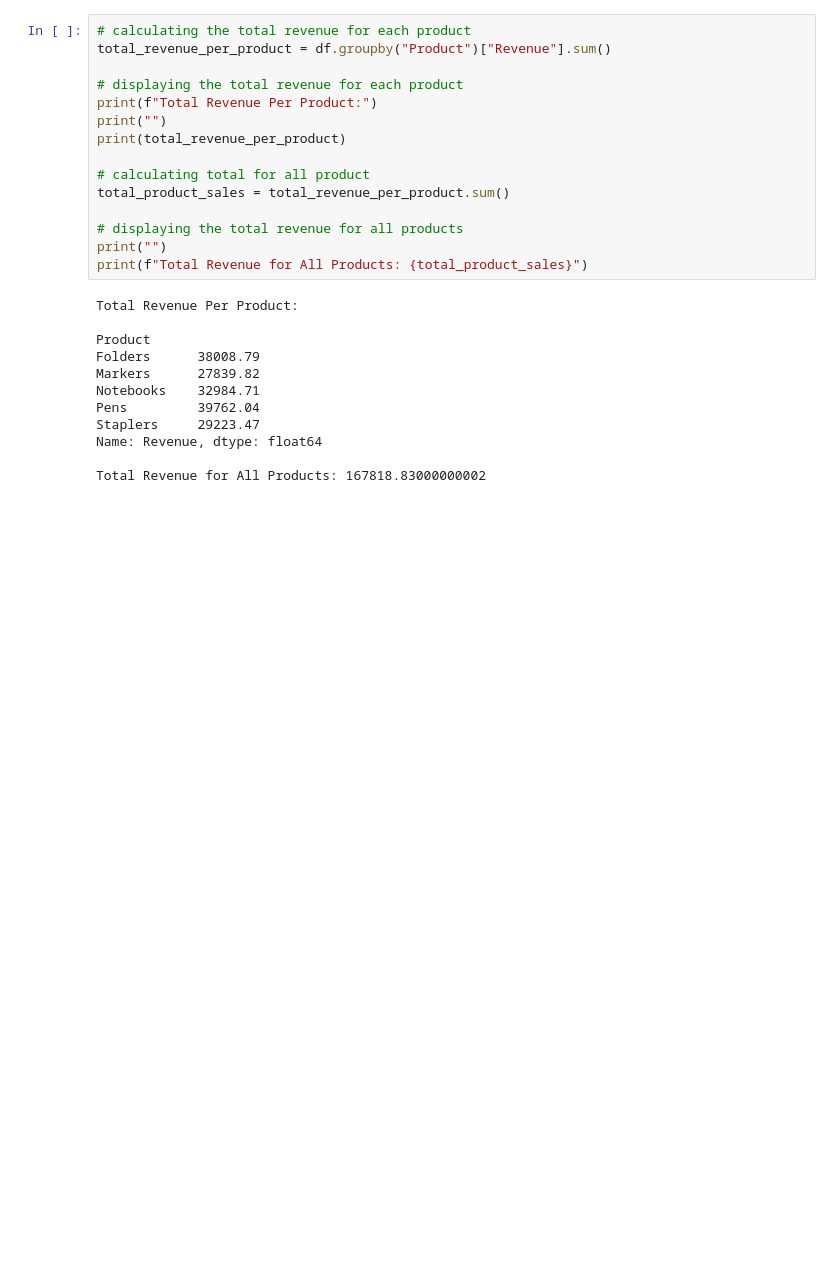
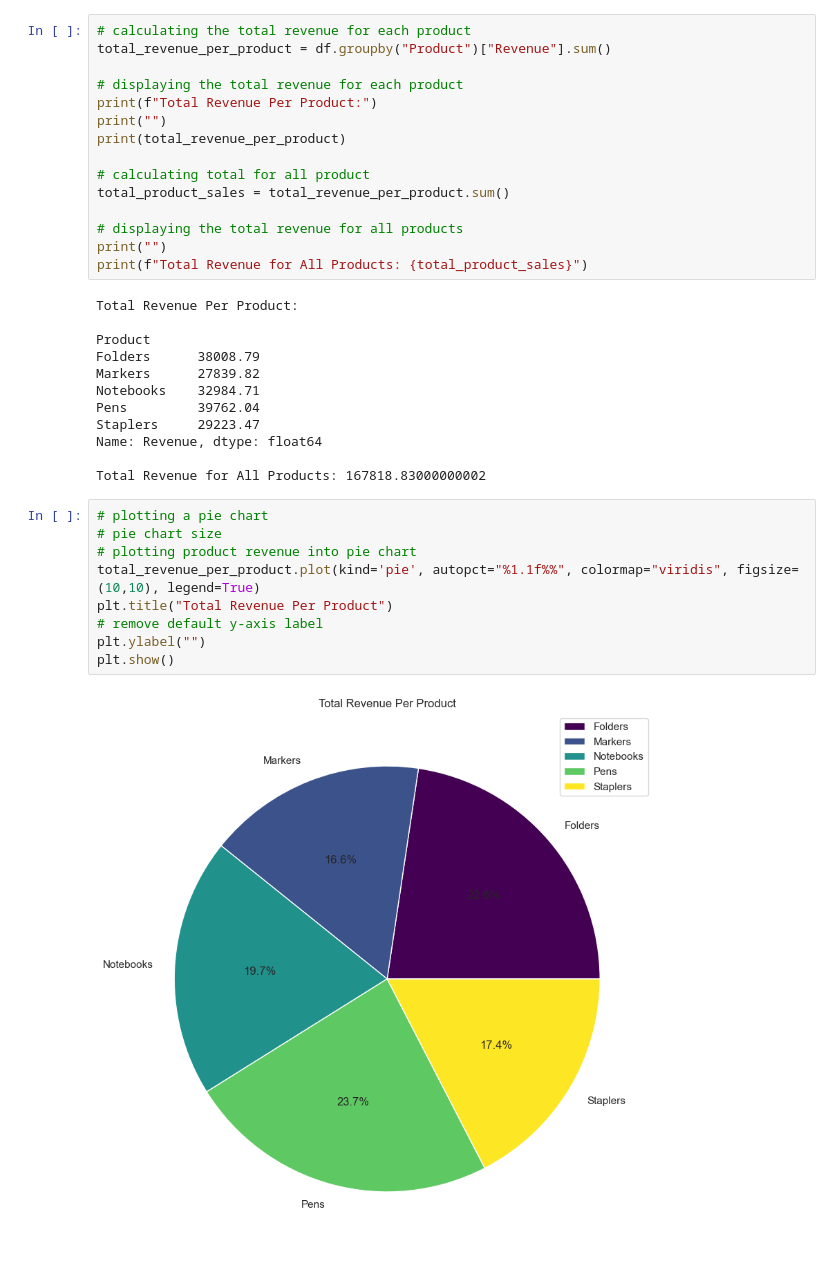
Before and after one commit to BonganiChauke/Sales-Story, a Jupyter notebook: sales_data_story.ipynb, the cells around one changed output. Saved outputs shown, nothing was run; the diff lists cells and outputs as text; blank space fills up the shorter version.

Commit message:
Added a pie chart visual for each product contribution and the percentage they contribute to the revenue

```diff
--- a/sales_data_story.ipynb
+++ b/sales_data_story.ipynb
@@ -191,3 +191,14 @@ Staplers     29223.47
 Name: Revenue, dtype: float64
 
 Total Revenue for All Products: 167818.83000000002
+# %%
+# plotting a pie chart
+# pie chart size
+# plotting product revenue into pie chart
+total_revenue_per_product.plot(kind='pie', autopct="%1.1f%%", colormap="viridis", figsize=(10,10), legend=True)
+plt.title("Total Revenue Per Product")
+# remove default y-axis label
+plt.ylabel("")
+plt.show()
+# %% [output]
+[figure, added]
```
